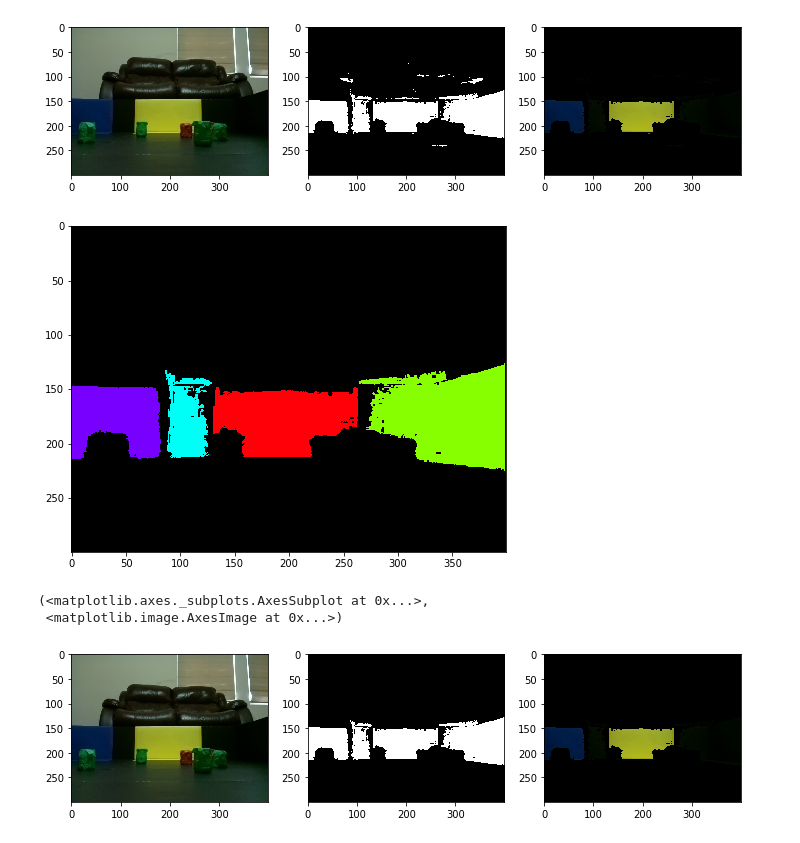
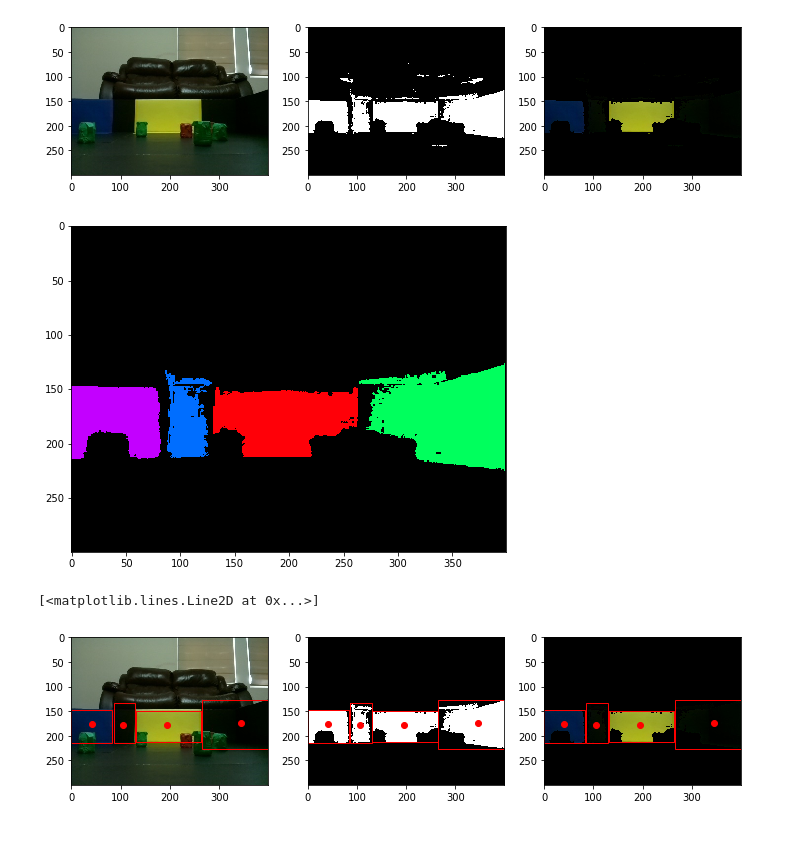
Before and after one commit to kittycattylollipop/raspberrypi, a Jupyter notebook: car_driving/opencvpy/color_target.ipynb, the cells around one changed output. Saved outputs shown, nothing was run; the diff lists cells and outputs as text; code cells hidden in the pictures.

```diff
--- a/car_driving/opencvpy/color_target.ipynb
+++ b/car_driving/opencvpy/color_target.ipynb
@@ -191,7 +195,7 @@ gb_th = -0.5
 r_th = -20
 g_th = -50
 b_th = 40
-blue_mask_ratio  = RGB_Ratio_Mask(img, rgbRatioImg, np.array([r_th, g_th, b_th]), np.array([rg_th, rb_th, gb_th]), True)
+blue_mask_ratio  = ctf.RGB_Ratio_Mask(img, rgbRatioImg, np.array([r_th, g_th, b_th]), np.array([rg_th, rb_th, gb_th]), True)
 # %% [output]
 [figure]
 # %%
@@ -219,7 +223,7 @@ gb_th = 3
 r_th = 100
 g_th = 100
 b_th = -60
-yellow_mask_ratio1  = RGB_Ratio_Mask(img, rgbRatioImg, np.array([r_th, g_th, b_th]), np.array([rg_th, rb_th, gb_th]), True)
+yellow_mask_ratio1  = ctf.RGB_Ratio_Mask(img, rgbRatioImg, np.array([r_th, g_th, b_th]), np.array([rg_th, rb_th, gb_th]), True)
 # %% [output]
 [figure]
 # %%
@@ -229,7 +233,7 @@ gb_th = 0
 r_th = 0
 g_th = 0
 b_th = 0
-yellow_mask_ratio  = yellow_mask_ratio1 & RGB_Ratio_Mask(img, rgbRatioImg, np.array([r_th, g_th, b_th]), np.array([rg_th, rb_th, gb_th]), False)
+yellow_mask_ratio  = yellow_mask_ratio1 & ctf.RGB_Ratio_Mask(img, rgbRatioImg, np.array([r_th, g_th, b_th]), np.array([rg_th, rb_th, gb_th]), False)
 plt.subplot(131),plt.imshow(img)
 plt.subplot(132),plt.imshow(yellow_mask_ratio,'gray')
 plt.subplot(133), plt.imshow(img * np.dstack((yellow_mask_ratio, yellow_mask_ratio, yellow_mask_ratio)))
@@ -277,7 +281,7 @@ gb_th = 1.5
 r_th = -10
 g_th = -15
 b_th = -10
-blk_mask_ratio  = RGB_Ratio_Mask(img, rgbRatioImg, np.array([r_th, g_th, b_th]), np.array([rg_th, rb_th, gb_th]), True)
+blk_mask_ratio  = ctf.RGB_Ratio_Mask(img, rgbRatioImg, np.array([r_th, g_th, b_th]), np.array([rg_th, rb_th, gb_th]), True)
 # %% [output]
 [figure]
 # %%
@@ -309,16 +313,22 @@ plt.subplot(133), plt.imshow(img * np.dstack((wall_mask, wall_mask, wall_mask)))
 # %%
 #clean up the masks
 sizeTh = 1000
-num_labels, labels_im = maskLabeling(wall_mask, sizeTh)
-imshow_components(labels_im)
+num_labels, labels_im, stats, centroids = ctf.maskLabeling(wall_mask, sizeTh)
+ctf.imshow_components(labels_im)
 # %% [output]
-[figure, old version]
+[figure, new version]
 # %%
 mask_clean = labels_im>0
+#rects = ctf.createRectangles(stats[1:,:-1])
 plt.subplot(131),plt.imshow(img)
+ctf.plotRectangle(stats[1:,:-1], plt.gca())
+plt.plot(centroids[1:,0],centroids[1:,1],'ro')
 plt.subplot(132),plt.imshow(mask_clean,'gray')
+ctf.plotRectangle(stats[1:,:-1], plt.gca())
+plt.plot(centroids[1:,0],centroids[1:,1],'ro')
 plt.subplot(133), plt.imshow(img * np.dstack((mask_clean, mask_clean, mask_clean)))
+ctf.plotRectangle(stats[1:,:-1], plt.gca())
+plt.plot(centroids[1:,0],centroids[1:,1],'ro')
 # %% [output]
-(<matplotlib.axes._subplots.AxesSubplot at 0x...>,
- <matplotlib.image.AxesImage at 0x...>)
+[<matplotlib.lines.Line2D at 0x...>]
-[figure, old version]
+[figure, new version]
```
Also changed, not shown: parts of 10 cells of this notebook, 1 other file.
